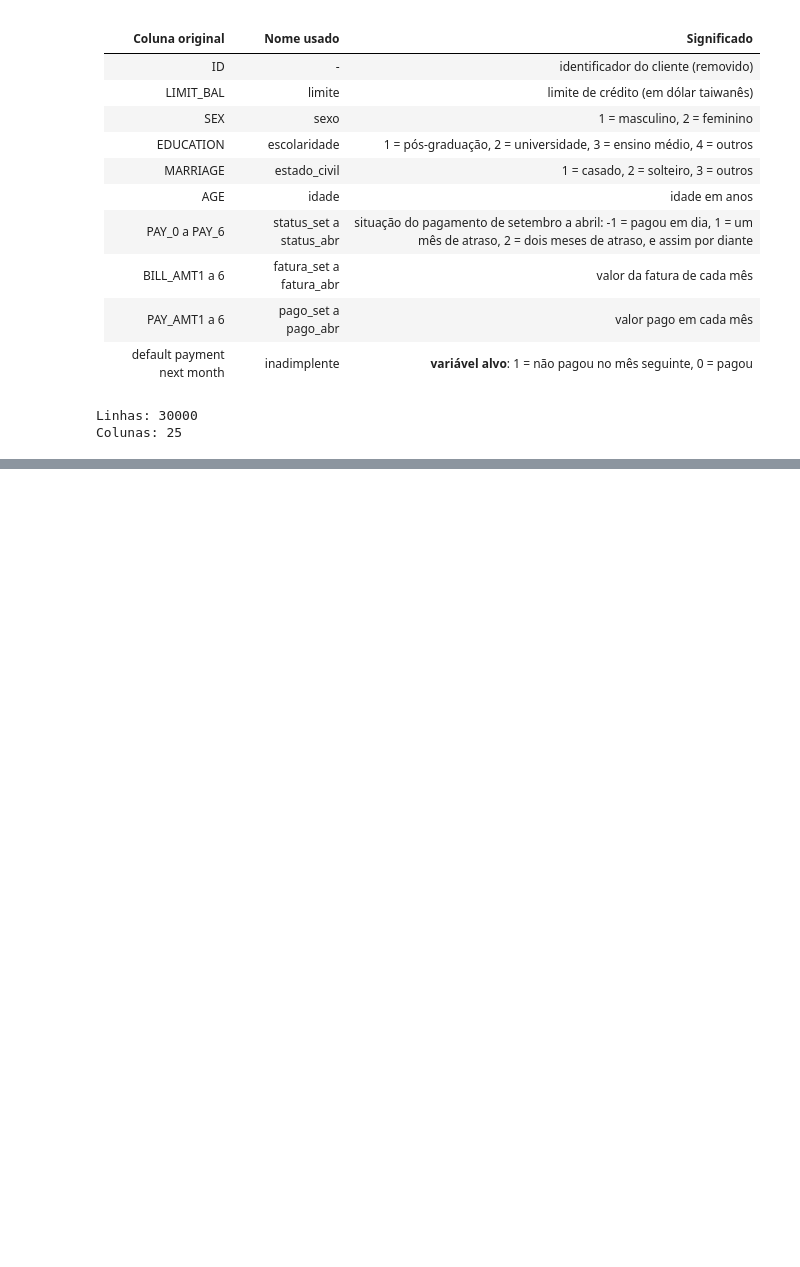
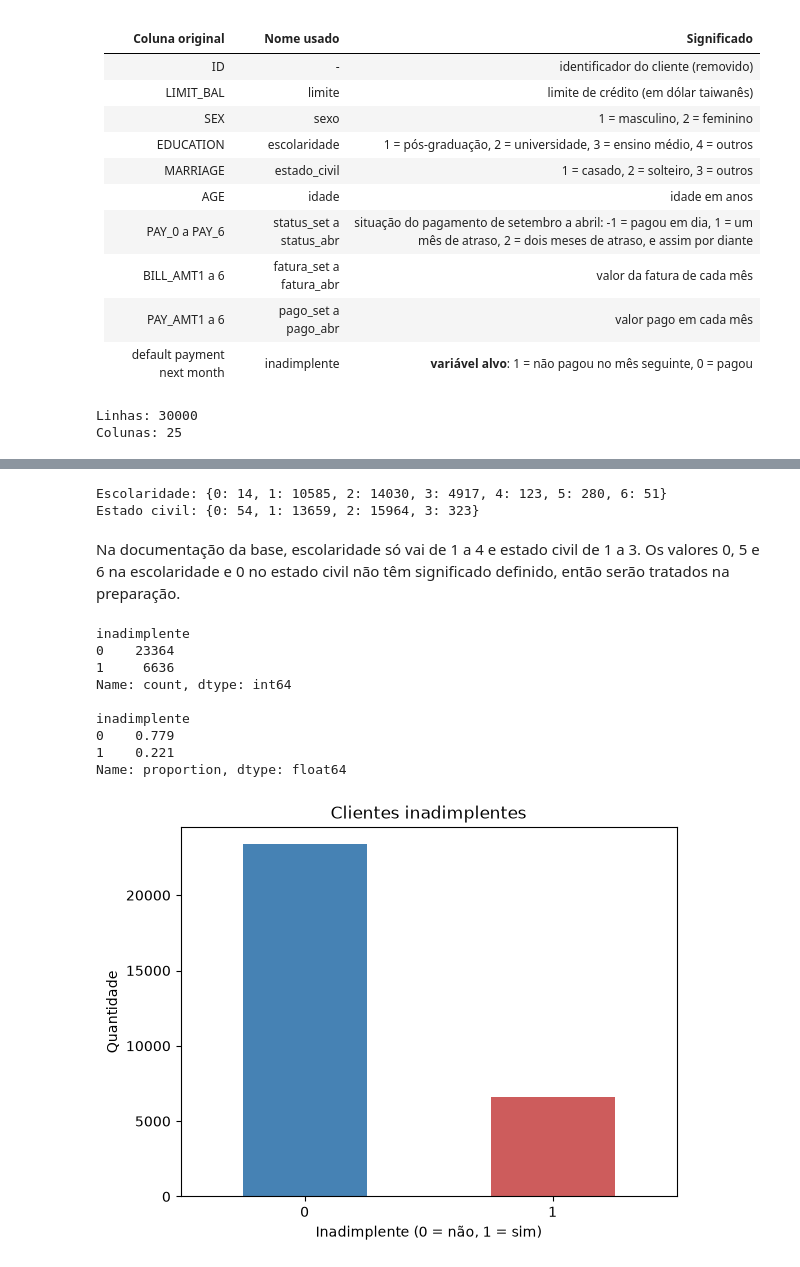
Before and after one commit to JlucasFaria/projeto-ml, a Jupyter notebook: notebooks/02_inadimplencia.ipynb, the cells around one changed output, grey strips where cells are left out. Saved outputs shown, nothing was run; the diff lists cells and outputs as text; code cells hidden in the pictures; blank space fills up the shorter version.

```diff
--- a/notebooks/02_inadimplencia.ipynb
+++ b/notebooks/02_inadimplencia.ipynb
@@ -62,0 +121,32 @@ Colunas: 25
+# %%
+# valores das colunas categoricas
+print('Escolaridade:', df['escolaridade'].value_counts().sort_index().to_dict())
+print('Estado civil:', df['estado_civil'].value_counts().sort_index().to_dict())
+# %% [output]
+Escolaridade: {0: 14, 1: 10585, 2: 14030, 3: 4917, 4: 123, 5: 280, 6: 51}
+Estado civil: {0: 54, 1: 13659, 2: 15964, 3: 323}
+# %% [markdown]
+Na documentação da base, escolaridade só vai de 1 a 4 e estado civil de 1 a 3. Os valores 0, 5 e 6 na escolaridade e 0 no estado civil não têm significado definido, então serão tratados na preparação.
+# %%
+# distribuicao da variavel alvo
+print(df['inadimplente'].value_counts())
+print()
+print(df['inadimplente'].value_counts(normalize=True).round(3))
+
+df['inadimplente'].value_counts().plot(kind='bar', color=['steelblue', 'indianred'])
+plt.title('Clientes inadimplentes')
+plt.xlabel('Inadimplente (0 = não, 1 = sim)')
+plt.ylabel('Quantidade')
+plt.xticks(rotation=0)
+plt.show()
+# %% [output]
+inadimplente
+0    23364
+1     6636
+Name: count, dtype: int64
+
+inadimplente
+0    0.779
+1    0.221
+Name: proportion, dtype: float64
+[figure, added]
```
Also changed, not shown: parts of 11 cells of this notebook.
